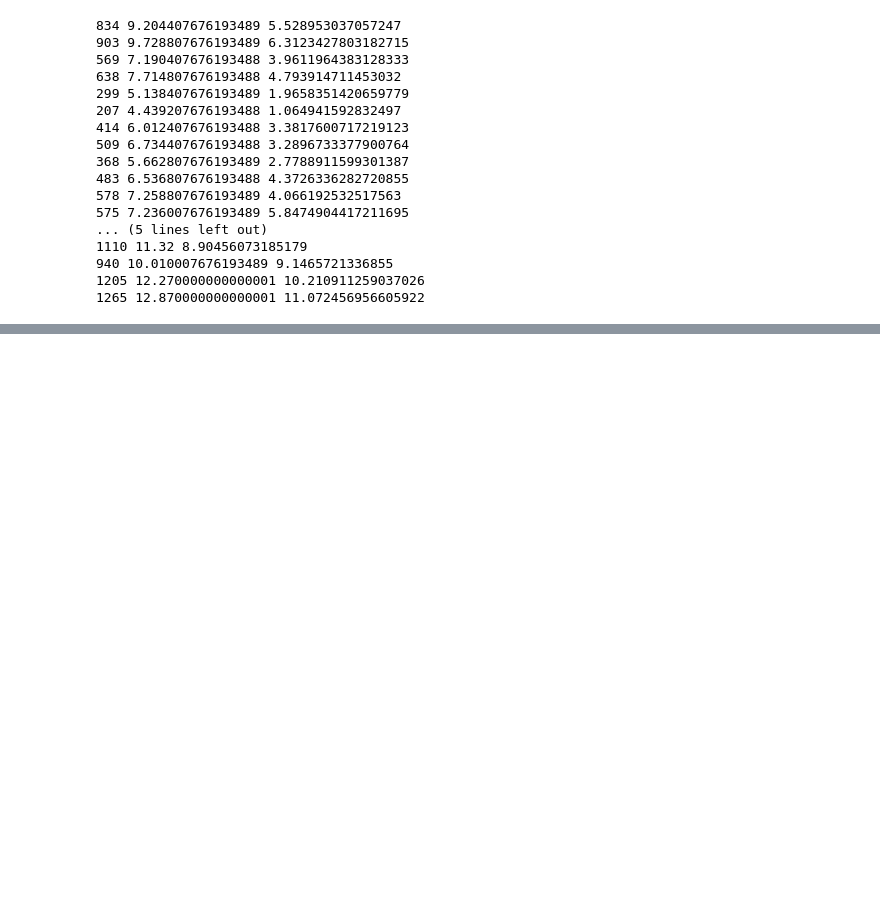
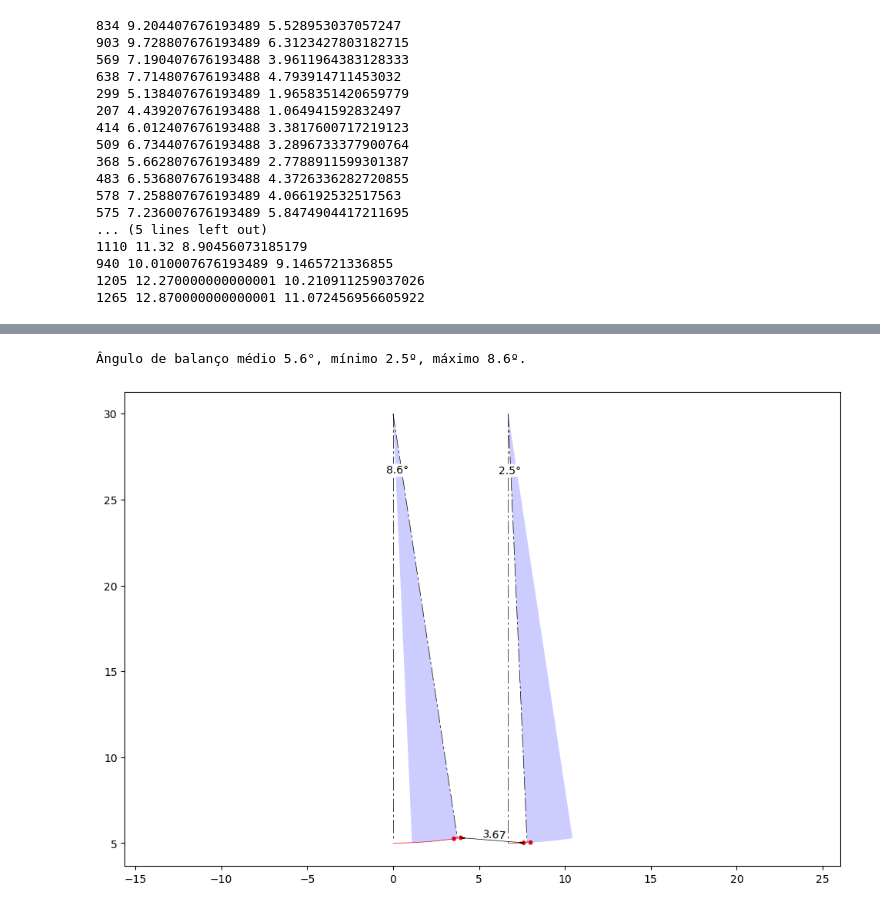
Before and after one commit to carloskleber/nbr5422, a Jupyter notebook: distanciasSeguranca.ipynb, the cells around one changed output, grey strips where cells are left out. Saved outputs shown, nothing was run; the diff lists cells and outputs as text; code cells hidden in the pictures; blank space fills up the shorter version.

```diff
--- a/distanciasSeguranca.ipynb
+++ b/distanciasSeguranca.ipynb
@@ -260,0 +307,22 @@ pu
+# %%
+# Low swing
+Vr = 16.1
+ang2 = anguloBalancoTB348(Vr, dcond, ncond, pcond, pcadeia, acadeia, Lm, Lp, gl=0.8)
+ang2min, ang2max = nbr5422.anguloBalancoAssincrono(Vr, ang2)
+ang2 = degrees(ang2)
+ang2min = degrees(ang2min)
+ang2max = degrees(ang2max)
+print(f"Ângulo de balanço médio {ang2:.1f}°, mínimo {ang2min:.1f}º, máximo {ang2max:.1f}º.")
+# %% [output]
+Ângulo de balanço médio 5.6°, mínimo 2.5º, máximo 8.6º.
+# %%
+ax = plt.figure()
+ax.figure.set_size_inches(12, 8)
+ptsF1 = plot_balanco(plt, pF1, l=lcadeia+flecha, ang=ang2max, angmin=ang2min, angmax=ang2max, nc=ncond, angsc=0, esp=esp, angle_offset=3)
+ptsF2 = plot_balanco(plt, pF2, l=lcadeia+flecha, ang=ang2min, angmin=ang2min, angmax=ang2max, nc=ncond, angsc=0, esp=esp, angle_offset=3)
+p1,p2,_ = minDistancePts(ptsF1, ptsF2)
+plot_dimension(plt, p1, p2, offset=0)
+plt.axis('equal')
+plt.show()
+# %% [output]
+[figure, added]
```
Also changed, not shown: parts of 6 cells of this notebook, 8 other files.
